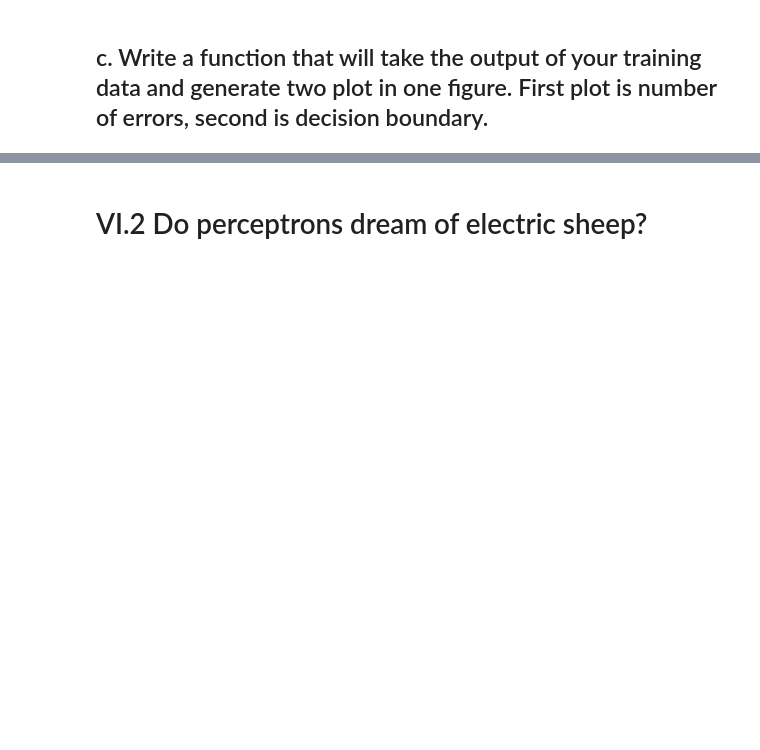
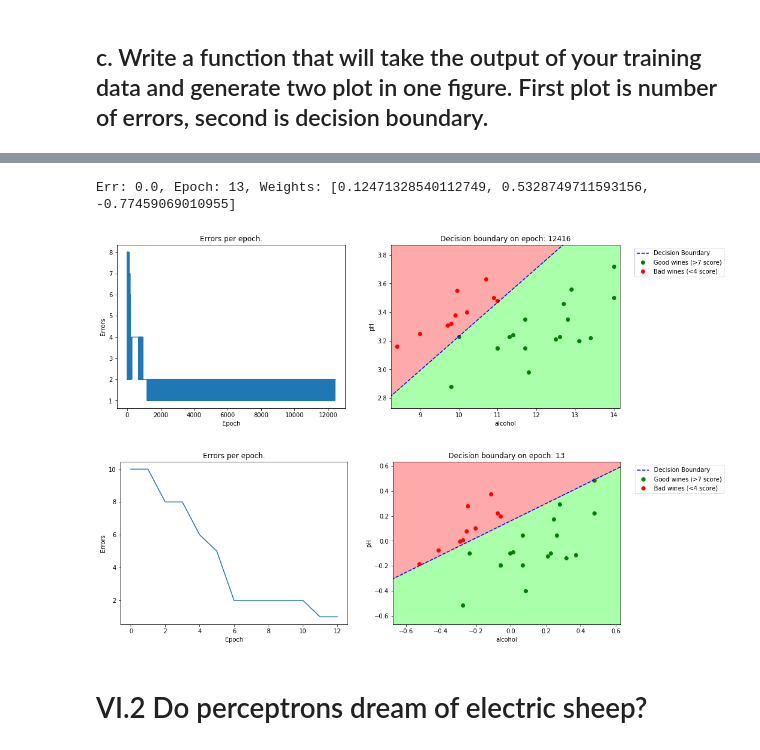
Before and after one commit to ZacheryFaria/ft_sommelier, a Jupyter notebook: ft_sommelier.ipynb, the cells around one changed output, grey strips where cells are left out. Cells and saved outputs as stored; diff of their text form; code cells hidden in the pictures; blank space fills up the shorter version.

```diff
--- a/ft_sommelier.ipynb
+++ b/ft_sommelier.ipynb
@@ -210,3 +234,17 @@ def plot_perceptron(data, features, epoch=-1, savefile=False, savename=None):
+# %%
+new_data = train_data.copy()
+new_data[features[0]] = normalize(new_data[features[0]])
+new_data[features[1]] = normalize(new_data[features[1]])
+
+performance_old = performance.copy()
+performance_new = train_perceptron(new_data, features, seed=1000)
+
+fig = plot_perceptron(performance_old, features, train_data)
+fig = plot_perceptron(performance_new, features, new_data)
+# %% [output]
+Err: 0.0, Epoch: 13, Weights: [0.12471328540112749, 0.5328749711593156, -0.77459069010955]
+[figure, added]
+[figure, added]
 # %% [markdown]
 # VI.2 Do perceptrons dream of electric sheep?
 # %%
```
Also changed, not shown: parts of 8 cells of this notebook.
